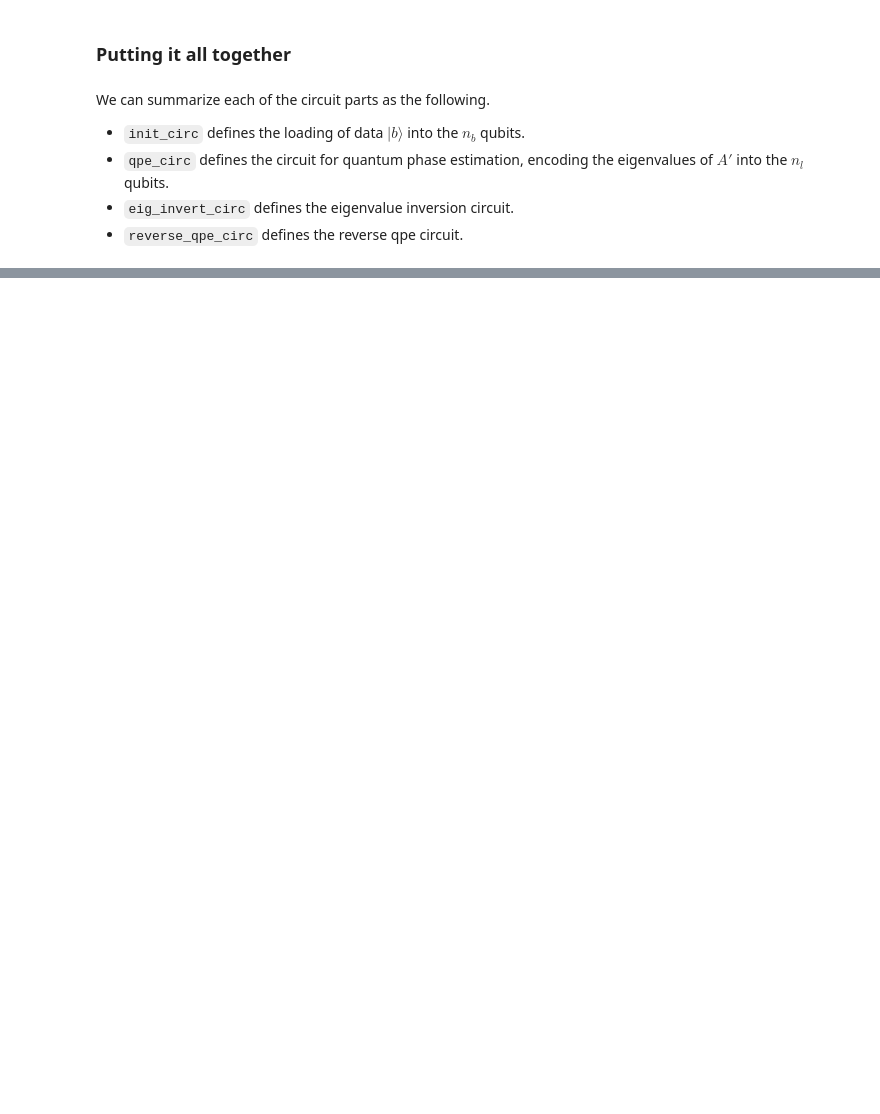
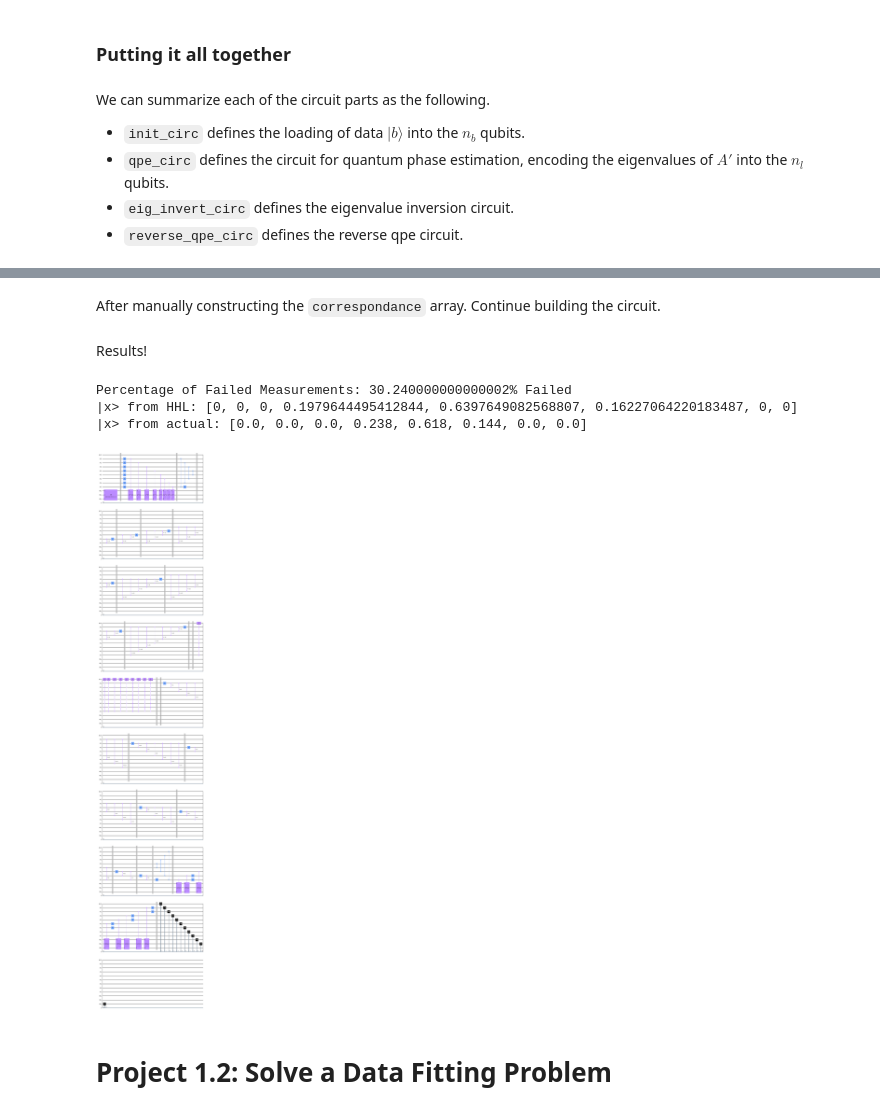
Before and after one commit to tybens/quantum-data-fitting-HHL, a Jupyter notebook: hhl-non-hermitian.ipynb, the cells around one changed output, grey strips where cells are left out. Cells and saved outputs as stored; diff of their text form; code cells hidden in the pictures; blank space fills up the shorter version.

```diff
--- a/hhl-non-hermitian.ipynb
+++ b/hhl-non-hermitian.ipynb
@@ -408,0 +485,26 @@ array([ 0.        ,  0.        ,  0.        ,  0.26726124,  0.6681531 ,
+# %%
+
+# ------- HHL ALGO -------
+# hermitian and pad the matrix
+A_p = hermitian_and_pad_matrix(A)
+b_p = pad_b(b)
+
+# - step 1: load the data:
+aux, n_l, n_b, c = construct_registers(n_eig, n, b_p) # construct registers
+init_circ = construct_init_circ(n_eig, n, b_p)
+# - step 2: QPE
+U = convert_Ap_to_gate(A_p, T) # convert A_p to unitary gate
+qpe_circ = construct_qpe_circ(U)
+measure_circ = construct_qpe_measure_circ(init_circ, qpe_circ) # add measurements
+
+counts = evaluate_QPE(measure_circ)
+
+# manual inspection of the eigenvalues from QPE is necessary (in this case) to construct
+# the conditional rotation
+top_ev_bin = get_top_ev_bin(counts)
+top_dec = get_top_ev_dec(top_ev_bin) # these are the decimal representations deciphered from the counts of the QPE evals
+real_ev = get_real_ev(A_p) # these are the actual eigenvalues of A'
+real_ev_dec = get_real_ev_dec(real_ev) # save the decimal representation to allow comparison to experimental ev's (lamdba's)
+
+# !!! manually construct the correspondance array before moving on !!!
+print_real_vs_exp_evals(top_dec, real_ev_dec, real_ev)
@@ -408,0 +527,43 @@ array([ 0.        ,  0.        ,  0.        ,  0.26726124,  0.6681531 ,
+# %%
+# previous was [77, 179, 180, 76, 66, 190, 22, 234, 235, 21]
+correspondance = [-1, 1, 1, -1, 1, -1, 1, -1, 1, -1]
+# %% [markdown]
+After manually constructing the `correspondance` array. Continue building the circuit.
+# %%
+
+# Step 3: conditional rotation
+
+# compute C to be barely less than the minimum experimental eigenvalues
+eig_invert_circ = construct_eig_invert_circ(correspondance, top_ev_bin)
+
+# step 4: inverse QPE
+rev_qpe_circ = construct_rev_qpe_circ()
+
+# step 5: measure the auxiliary qubit to check for failures
+full_circuit = construct_full_circuit(init_circ, qpe_circ, eig_invert_circ, rev_qpe_circ)
+
+# full_circuit.draw('mpl') # uncomment to see the full circuit design
+# %% [markdown]
+Results!
+# %%
+nShots = 10000
+final_counts, numFailed = measure_all(full_circuit, nShots)
+
+plot_histogram(final_counts)
+
+x_hhl = get_x_hhl(nShots, numFailed)
+x_actual = get_x_actual(A_p, b_p)
+
+print(f"Percentage of Failed Measurements: {numFailed/nShots*100}% Failed")
+print(f"|x> from HHL: {x_hhl}")
+print(f"|x> from actual: {x_actual}")
+# %% [output]
+Percentage of Failed Measurements: 30.240000000000002% Failed
+|x> from HHL: [0, 0, 0, 0.1979644495412844, 0.6397649082568807, 0.16227064220183487, 0, 0]
+|x> from actual: [0.0, 0.0, 0.0, 0.238, 0.618, 0.144, 0.0, 0.0]
+# %%
+full_circuit.draw('mpl')
+# %% [output]
+[figure, added]
+# %% [markdown]
+# Project 1.2: Solve a Data Fitting Problem
```
Also changed, not shown: parts of 60 cells of this notebook.
